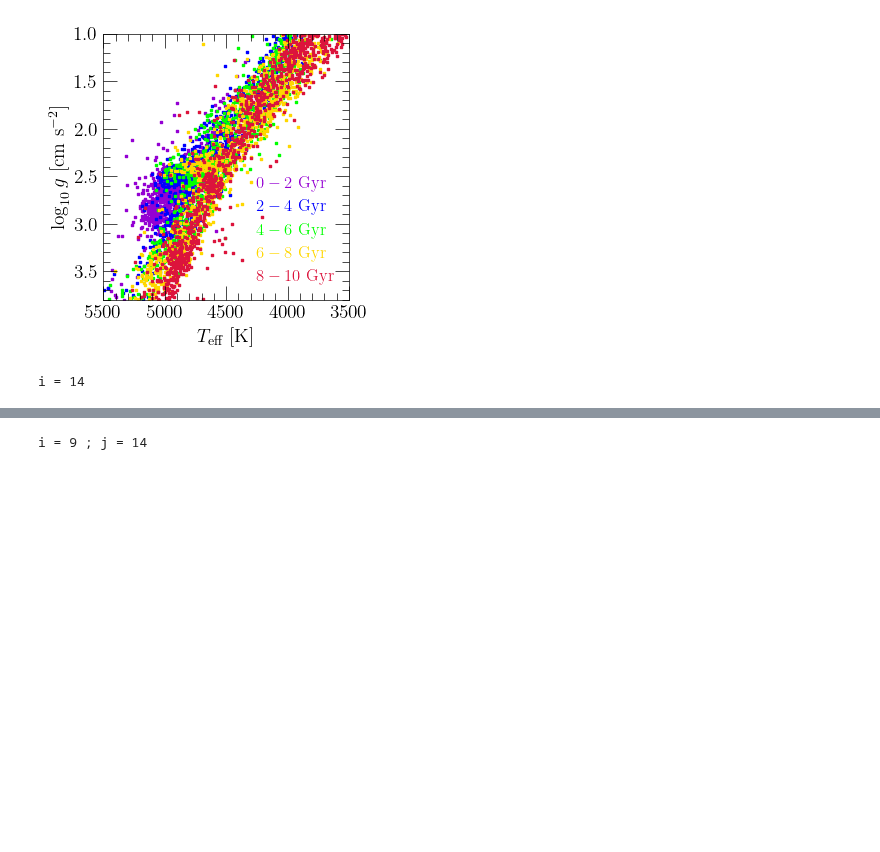
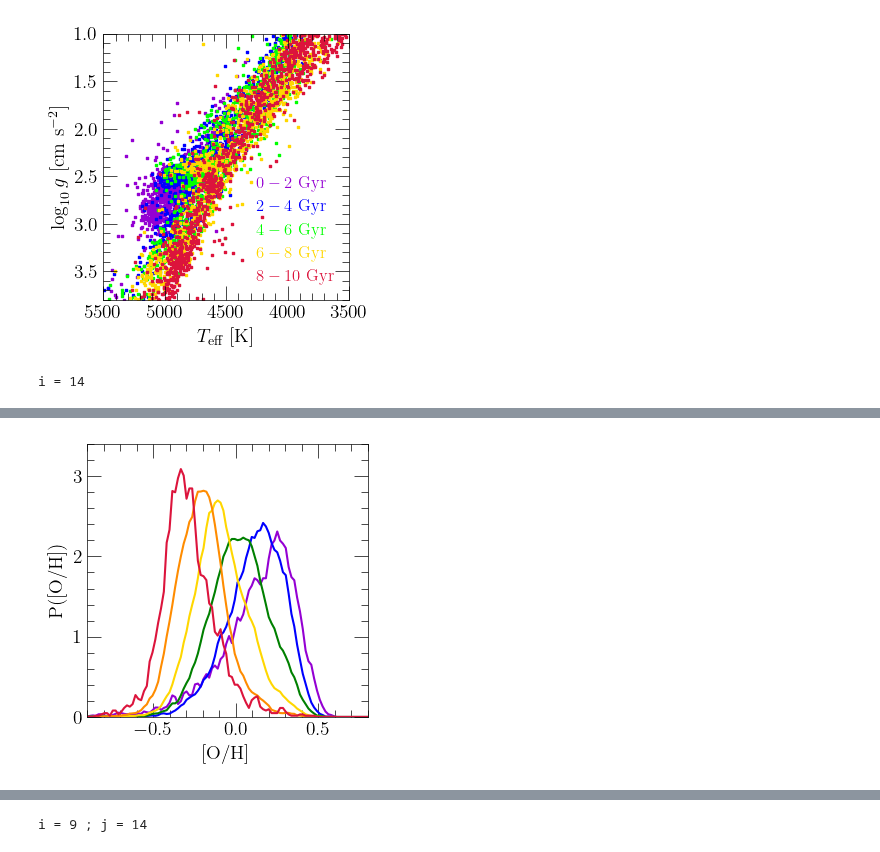
Before and after one commit to giganano/outflows, a Jupyter notebook: notebooks/empirical.ipynb, the cells around one changed output, grey strips where cells are left out. Drawn from its saved outputs; the diff is of its cells as text; code cells hidden in the pictures; blank space fills up the shorter version.

```diff
--- a/notebooks/empirical.ipynb
+++ b/notebooks/empirical.ipynb
@@ -160,0 +213,32 @@ i = 14
+# %%
+ELEMENT = "o"
+RADIAL_BINS = [3, 5, 7, 9, 11, 13, 15]
+COLORS = ["darkviolet", "blue", "green", "gold", "darkorange", "crimson"]
+
+fig = plt.figure(figsize = (3.5, 3.5))
+ax = fig.add_subplot(111)
+ax.set_xlabel("[%s/H]" % (ELEMENT.capitalize()))
+ax.set_ylabel("P([%s/H])" % (ELEMENT.capitalize()))
+ax.set_xlim([-0.9, 0.8])
+ax.set_ylim([0, 3.4])
+ax.set_yticks([0, 1, 2, 3])
+
+xvals = np.linspace(ax.get_xlim()[0], ax.get_xlim()[1], 100)
+for i in range(len(RADIAL_BINS) - 1):
+    sub = sample.filter(
+        "galr", ">=", RADIAL_BINS[i]).filter(
+        "galr", "<=", RADIAL_BINS[i + 1]).filter(
+        "%s_h_err" % (ELEMENT.lower()), ">=", 0)
+    dist = boxcarsmoothdist(sub["%s_h" %  (ELEMENT.lower())], xvals, np.median(sub["%s_h_err" % (ELEMENT)]))
+    # print(dist)
+    kwargs = {"c": named_colors()[COLORS[i]]}
+    ax.plot(xvals, dist, **kwargs)
+
+plt.tight_layout()
+for ext in ["pdf", "jpeg"]:
+    kwargs = {}
+    if ext == "jpeg": kwargs["dpi"] = 200
+    plt.savefig("./empirical/%sh-dists.%s" % (ELEMENT.lower(), ext), **kwargs)
+plt.show()
+# %% [output]
+[figure, added]
```
Also changed, not shown: parts of 7 cells of this notebook, 28 other files.
